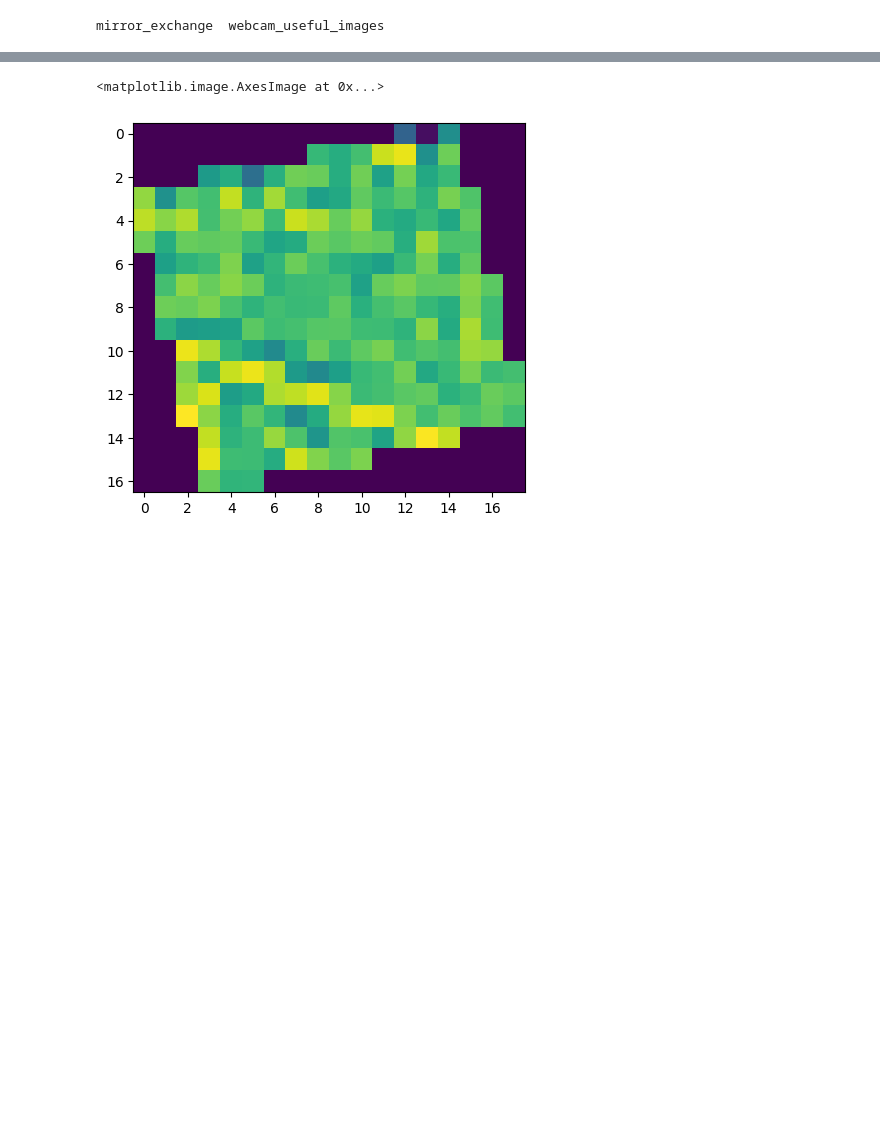
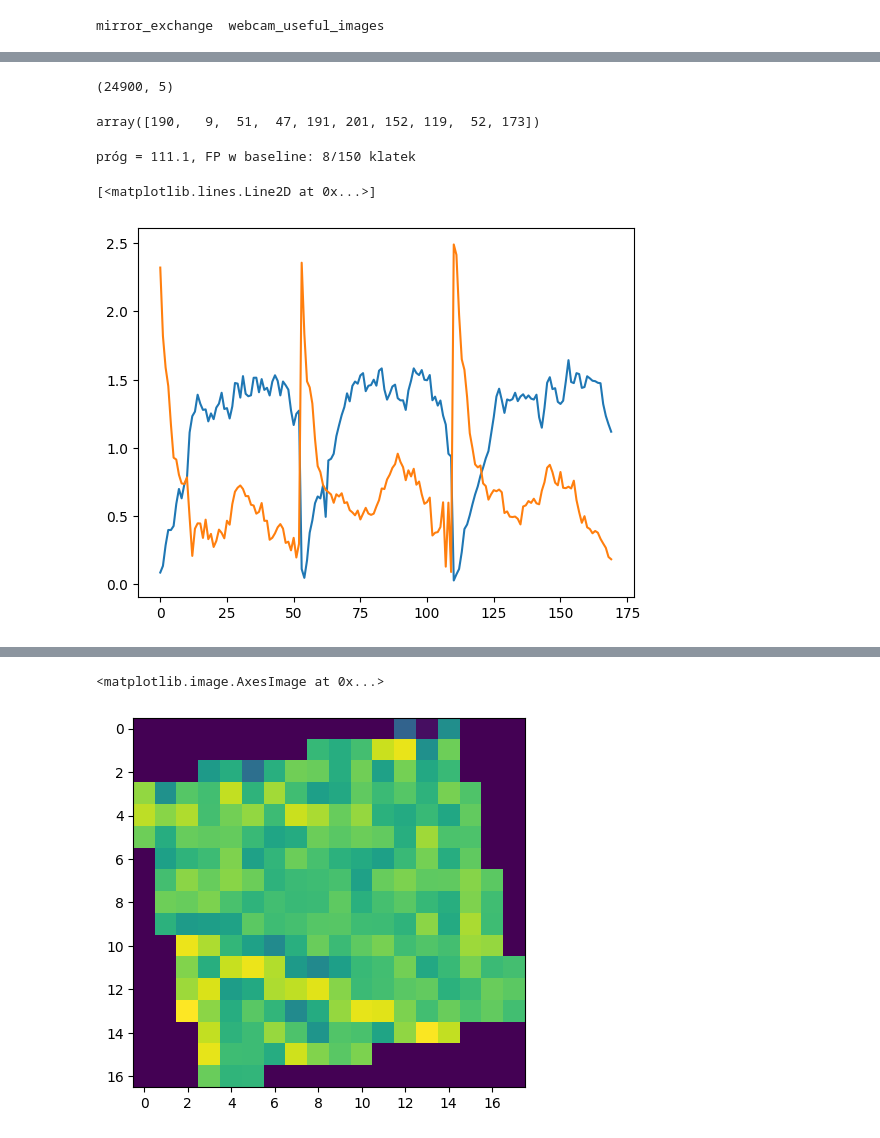
Before and after one commit to pawel21/Computer_vision_for_MAGIC, a Jupyter notebook: notebooks/baseline/test_feature.ipynb, the cells around one changed output, grey strips where cells are left out. Saved outputs shown, nothing was run; the diff lists cells and outputs as text; code cells hidden in the pictures; blank space fills up the shorter version.

Commit message:
work on baseline features

```diff
--- a/notebooks/baseline/test_feature.ipynb
+++ b/notebooks/baseline/test_feature.ipynb
@@ -97,0 +275,4 @@ for i in range(249):
+# %%
+Z.shape
+# %% [output]
+(24900, 5)
@@ -97,0 +305,29 @@ for i in range(249):
+# %%
+np.argsort(-np.nan_to_num(d2))[:10]
+# %% [output]
+array([190,   9,  51,  47, 191, 201, 152, 119,  52, 173])
+# %%
+d2_med = np.nanmedian(d2b, axis=0)              # (249,) typowe d2 każdego lustra
+d2_med = np.maximum(d2_med, np.percentile(d2_med, 10))
+
+d2n_base = d2b / d2_med
+thr = np.percentile(np.nanmax(d2n_base, axis=1), 95)
+d2n = d2 / d2_med
+
+from sklearn.covariance import MinCovDet
+cov = MinCovDet(support_fraction=0.75, random_state=0).fit(Z)
+
+M = 70   # lustro, o którym wiesz, że jest zepsute
+print(f"thr={thr:.1f}  d2n[{M}]={d2n[M]:.1f}  "
+      f"stosunek={d2n[M]/thr:.2f}  ranking={list(np.argsort(-np.nan_to_num(d2n))).index(M)}")
+
+d2b = np.full((N_IMG, 249), np.nan)
+Zr = (R - mu)                                   # (N, 249, 5)
+good = np.isfinite(Zr).all(axis=2)
+d2b[good] = lw.mahalanobis(Zr[good])
+
+frame_max = np.nanmax(d2b, axis=1)              # (150,) — najgorsze lustro w klatce
+thr = np.percentile(frame_max, 95)              # -> dokładnie 5% klatek z FP
+print(f"próg = {thr:.1f}, FP w baseline: {(frame_max > thr).sum()}/{N_IMG} klatek")
+# %% [output]
+próg = 111.1, FP w baseline: 8/150 klatek
@@ -97,0 +337,6 @@ for i in range(249):
+# %%
+plt.plot(R[:, 44, 1])
+plt.plot(R[:, 48, 1])
+# %% [output]
+[<matplotlib.lines.Line2D at 0x...>]
+[figure, added]
```
Also changed, not shown: parts of 24 cells of this notebook, 1 other file.
